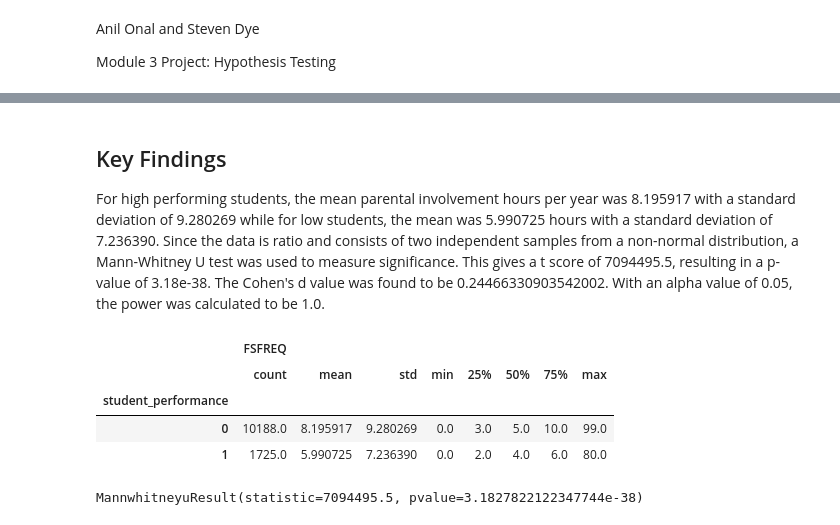
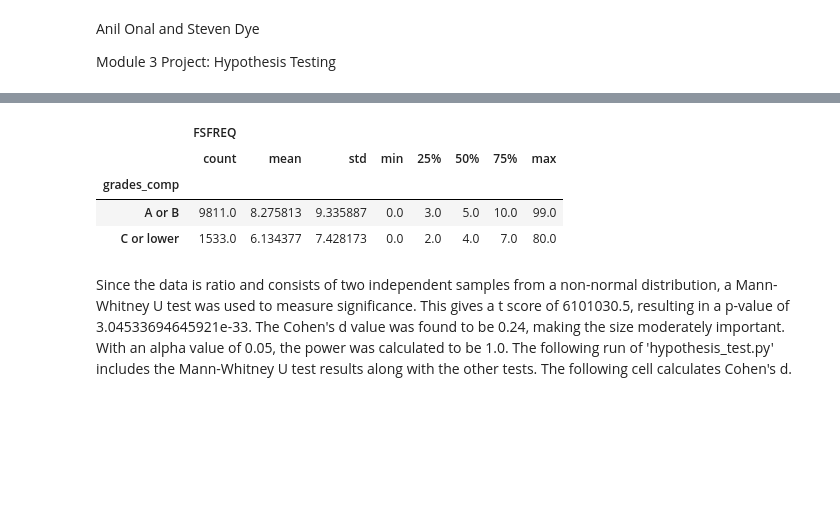
Before and after one commit to StevenDye/Parent-Involvement-in-Education-Hypothesis-Testing, a Jupyter notebook: Master_Notebook.ipynb, the cells around one changed output, grey strips where cells are left out. Cells and saved outputs as stored; diff of their text form; code cells hidden in the pictures; blank space fills up the shorter version.

```diff
--- a/Master_Notebook.ipynb
+++ b/Master_Notebook.ipynb
@@ -36,18 +85,12 @@ This means that high performing students will have a value of 0 in the "student_
+# %%
+import pandas as pd
+df_pi = pd.read_csv('data/df_pi.csv')
+df_pi[['grades_comp', 'FSFREQ']].groupby('grades_comp').describe()
+# %% [output]
+|  | FSFREQ |  |  |  |  |  |  |  |
+|  | count | mean | std | min | 25% | 50% | 75% | max |
+| grades_comp |  |  |  |  |  |  |  |  |
+| A or B | 9811.0 | 8.275813 | 9.335887 | 0.0 | 3.0 | 5.0 | 10.0 | 99.0 |
+| C or lower | 1533.0 | 6.134377 | 7.428173 | 0.0 | 2.0 | 4.0 | 7.0 | 80.0 |
 # %% [markdown]
-## Key Findings
-
-For high performing students, the mean parental involvement hours per year was 8.195917 with a standard deviation of 9.280269 while for low students, the mean was 5.990725 hours with a standard deviation of 7.236390. Since the data is ratio and consists of two independent samples from a non-normal distribution, a Mann-Whitney U test was used to measure significance. This gives a t score of 7094495.5, resulting in a p-value of 3.18e-38. The Cohen's d value was found to be 0.24466330903542002. With an alpha value of 0.05, the power was calculated to be 1.0.
+Since the data is ratio and consists of two independent samples from a non-normal distribution, a Mann-Whitney U test was used to measure significance. This gives a t score of 6101030.5, resulting in a p-value of 3.04533694645921e-33. The Cohen's d value was found to be 0.24, making the size moderately important. With an alpha value of 0.05, the power was calculated to be 1.0. The following run of 'hypothesis_test.py' includes the Mann-Whitney U test results along with the other tests. The following cell calculates Cohen's d.
-# %%
-# Get means and standard deviations of the two student groups
-valid_grades_df[['student_performance', 'FSFREQ']].groupby('student_performance').describe()
-# %% [output]
-|  | FSFREQ |  |  |  |  |  |  |  |
-|  | count | mean | std | min | 25% | 50% | 75% | max |
-| student_performance |  |  |  |  |  |  |  |  |
-| 0 | 10188.0 | 8.195917 | 9.280269 | 0.0 | 3.0 | 5.0 | 10.0 | 99.0 |
-| 1 | 1725.0 | 5.990725 | 7.236390 | 0.0 | 2.0 | 4.0 | 6.0 | 80.0 |
-# %%
-# Mann-Whitney U test
-print(stats.mannwhitneyu(high_students_pi, low_students_pi, use_continuity=False, alternative=None))
-# %% [output]
-MannwhitneyuResult(statistic=7094495.5, pvalue=3.1827822122347744e-38)
```
Also changed, not shown: parts of 26 cells of this notebook, 1 other file.
